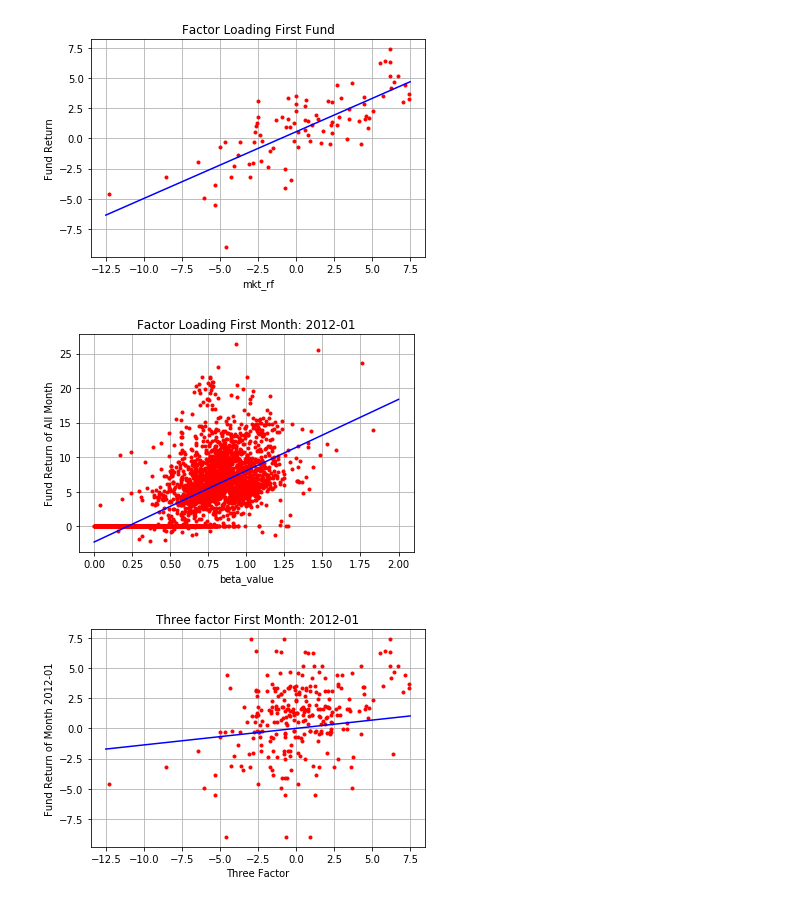
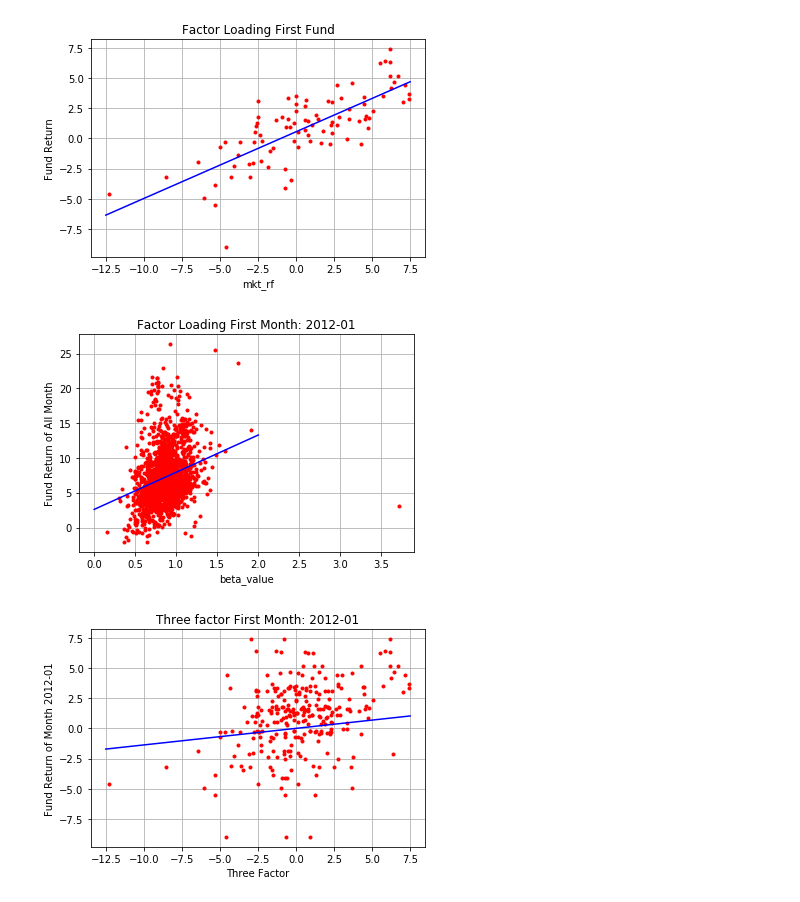
Before and after one commit to YuxuanSnow/BA_The-Impact-of-Portofolio, a Jupyter notebook: Regression1.ipynb, the cells around one changed output. Cells and saved outputs as stored; diff of their text form; code cells hidden in the pictures.

```diff
--- a/Regression1.ipynb
+++ b/Regression1.ipynb
@@ -47,7 +47,7 @@ mkt_rf = []
 smb = []
 hml = []
 rf = []
-wml = []
+mom = []
 
 for i in range(1,table_3_factors.nrows):
     mkt_rf.append(locals()['three_factors_'+str(i)][1])
@@ -56,16 +56,27 @@ for i in range(1,table_3_factors.nrows):
     rf.append(locals()['three_factors_'+str(i)][4])
 
 for i in range(1,table_mom_factors.nrows):
-    wml.append(locals()['mom_factors_'+str(i)][1])
+    mom.append(locals()['mom_factors_'+str(i)][1])
+# %%
+#remove the nan item of each fund and corresponding mkt-rf
+def remove_nan(x, y):
+
+    nan = []
+
+    for i in range(len(y)):
+        if y[i] == 0:
+            nan.append(i)
+
+    f_it = [v for i, v in enumerate(x) if i not in nan]
+    r_it = [v for i, v in enumerate(y) if i not in nan]
+
+    return f_it, r_it
 # %%
-f_it = []
-r_it = []
 beta_value = []
 
-f_it = mkt_rf
+#example for how to do the regression on beta
 
-#example for how to do the regression on beta
-r_it = predata_FundReturn_1
+f_it, r_it = remove_nan(mkt_rf, predata_FundReturn_1)
 
 polynom1 = np.polyfit(f_it, r_it, 1)
 x1 = np.linspace(-12.5, 7.5, 92)
@@ -81,42 +92,46 @@ plt.pause(.5)
 
 #Totoally 3276 beta value in the array
 for i in range(1,3277):
-    r_it = locals()['predata_FundReturn_'+str(i)]
+    f_it, r_it = remove_nan(mkt_rf, locals()['predata_FundReturn_'+str(i)])
     regression_1 = np.polyfit(f_it, r_it, 1)
     beta_value.append(regression_1[0])
 # %% [output]
 [figure]
 # %%
 #split the table: totally 92 arrays, which include all Fund values in every single month
+lambda_value = []
+
 for i in range(0,92):
     locals()['return_AMFund_'+str(i+1)] = []
 
 for x in range(0,92):
     for y in range(0,3276):
         locals()['return_AMFund_'+str(x+1)].append(locals()['predata_FundReturn_'+str(y+1)][x])
 
 #example for how to do the regression on lambda
+f_it, r_it = remove_nan(beta_value, return_AMFund_1)
 
-polynom2 = np.polyfit(beta_value, return_AMFund_1, 1)
-x2 = np.linspace(0.0, 2.0, 3276)
+polynom2 = np.polyfit(f_it, r_it, 1)
+x2 = np.linspace(0, 2, 3276)
 y2 = [polynom2[0]*ix + polynom2[1] for ix in x2]
 plt.cla()
-plt.plot(beta_value, return_AMFund_1, ".r")
+plt.plot(f_it, r_it, ".r")
 plt.plot(x2, y2, "-b")
 plt.grid(True)
 plt.title("Factor Loading First Month: 2012-01")
 plt.xlabel("beta_value")
 plt.ylabel("Fund Return of All Month")
 plt.pause(.5)
 
+
 #Totoally 92 months to caculate the lambda
-lambda_value = []
 
 for i in range(0,92):
-    regression_2 = np.polyfit(beta_value, locals()['return_AMFund_'+str(i+1)], 1)
+    f_it, r_it = remove_nan(beta_value, locals()['return_AMFund_'+str(i+1)])
+    regression_2 = np.polyfit(f_it, r_it, 1)
     lambda_value.append(regression_2[0])
 # %% [output]
-[figure, old version]
+[figure, new version]
 # %%
 #calculate the performace by (return - rf- lambda*beta)
 for i in range(0,3276):
```
Also changed, not shown: parts of 7 cells of this notebook, 2 other files.
